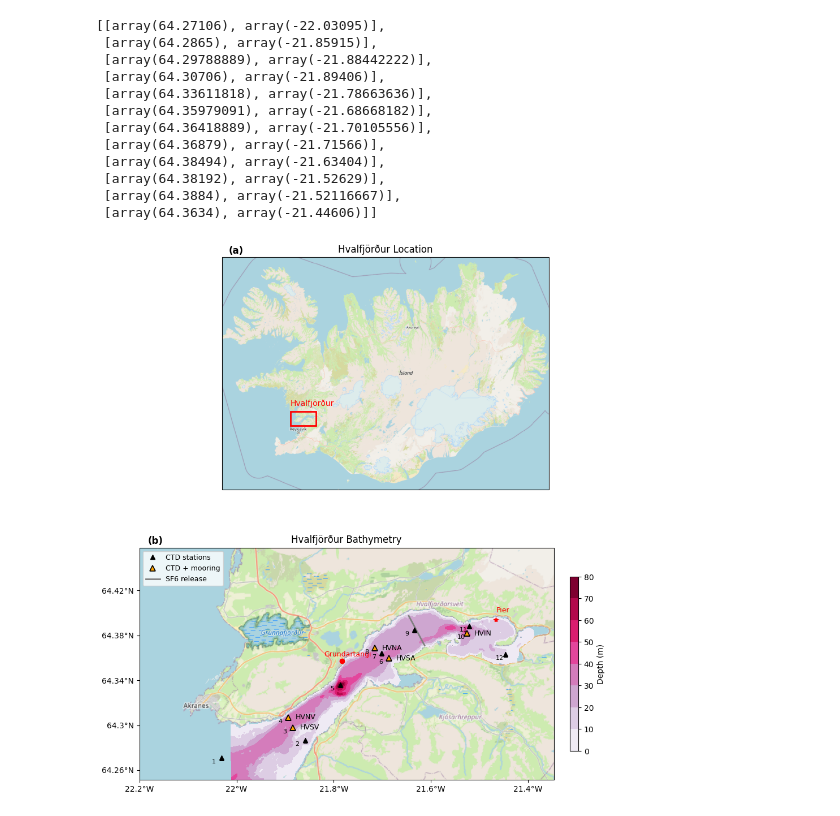
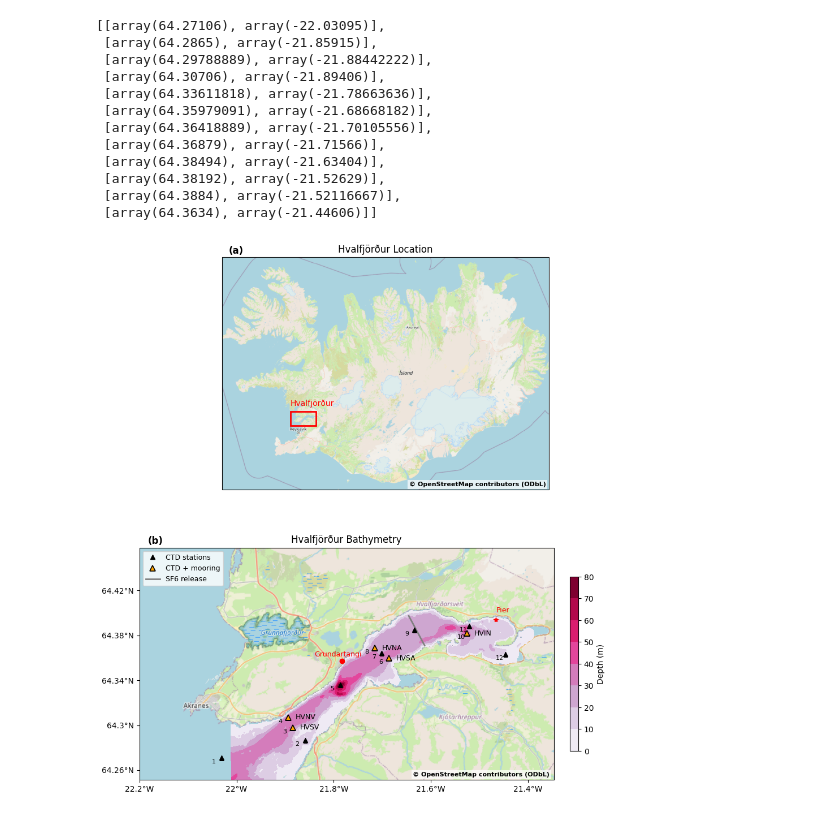
Before and after one commit to CWorthy-ocean/C-Star-in-Hvalfjordur, a Jupyter notebook: notebooks/site_description.ipynb, the cells around one changed output. Cells and saved outputs as stored; diff of their text form; code cells hidden in the pictures.

```diff
--- a/notebooks/site_description.ipynb
+++ b/notebooks/site_description.ipynb
@@ -294,6 +294,7 @@ import cartopy.crs as ccrs
 import cartopy.io.img_tiles as cimgt
 import cartopy.mpl.ticker as cticker
 from matplotlib.patches import Rectangle
+from matplotlib.lines import Line2D
 
 # Define the basemap
 request = cimgt.OSM()
@@ -312,6 +313,9 @@ gs = fig.add_gridspec(
     height_ratios=[1, 1],
     hspace=0.25
 )
+
+# Shared attribution string for OpenStreetMap
+osm_attribution = "© OpenStreetMap contributors (ODbL)"
 
 # ===================================================
 # Panel (a) — Iceland map with Hvalfjörður box
@@ -348,6 +352,12 @@ ax_map.text(0.02, 1.05, "(a)", transform=ax_map.transAxes,
             fontsize=12, fontweight="bold",
             va="top", ha="left")
 
+# Add attribution to Panel (a)
+ax_map.text(0.99, 0.01, osm_attribution, transform=ax_map.transAxes,
+            fontsize=8, color="black", weight="semibold",
+            ha="right", va="bottom",
+            bbox=dict(facecolor='white', alpha=0.7, edgecolor='none', pad=2))
+
 # ===================================================
 # Panel (b) — Hvalfjörður bathymetry
 # ===================================================
@@ -371,7 +381,7 @@ ax_bat.plot(
     transform=ccrs.PlateCarree()
 )
 ax_bat.text(
-    -21.82, 64.36,
+    -21.84, 64.36,
     "Grundartangi",
     color="red",
     fontsize=9,
@@ -424,8 +434,6 @@ ax_bat.plot(
     transform=ccrs.PlateCarree(),
     label="SF6 release"
 )
-
-
 
 # -------------------------------------
 # CTD stations
@@ -498,6 +506,7 @@ for i, (lat_arr, lon_arr) in enumerate(locations, start=1):
             ha="left",
             va="center"
         )
+
 # Ticks and formatting
 ax_bat.set_xticks([-22.2, -22.0, -21.8, -21.6, -21.4], crs=ccrs.PlateCarree())
 ax_bat.set_yticks([64.26, 64.30, 64.34, 64.38, 64.42], crs=ccrs.PlateCarree())
@@ -508,10 +517,6 @@ ax_bat.yaxis.set_major_formatter(cticker.LatitudeFormatter())
 cbar = fig.colorbar(cf, ax=ax_bat, orientation="vertical",
                     shrink=0.75, pad=0.03)
 cbar.set_label("Depth (m)")
-
-
-
-from matplotlib.lines import Line2D
 
 legend_handles = [
     Line2D(
@@ -524,31 +529,37 @@ legend_handles = [
         label="CTD stations"
     ),
     Line2D(
         [0], [0],
         marker="^",
         linestyle="None",
         markerfacecolor="orange",
         markeredgecolor="black",
         markeredgewidth=1.2,
         markersize=7,
         label="CTD + mooring"
     ),
     Line2D(
         [0], [0],
         color="grey",
         linewidth=2,
         linestyle="-",
         label="SF6 release"
     ),
 ]
 
 ax_bat.legend(
     handles=legend_handles,
     loc="upper left",
     fontsize=9,
     frameon=True
 )
 
+# Add attribution to Panel (b)
+ax_bat.text(0.99, 0.01, osm_attribution, transform=ax_bat.transAxes,
+            fontsize=8, color="black", weight="semibold",
+            ha="right", va="bottom",
+            bbox=dict(facecolor='white', alpha=0.7, edgecolor='none', pad=2))
+
 plt.show()
 # %% [output]
-[figure, old version]
+[figure, new version]
```
Also changed, not shown: 8 other files.
